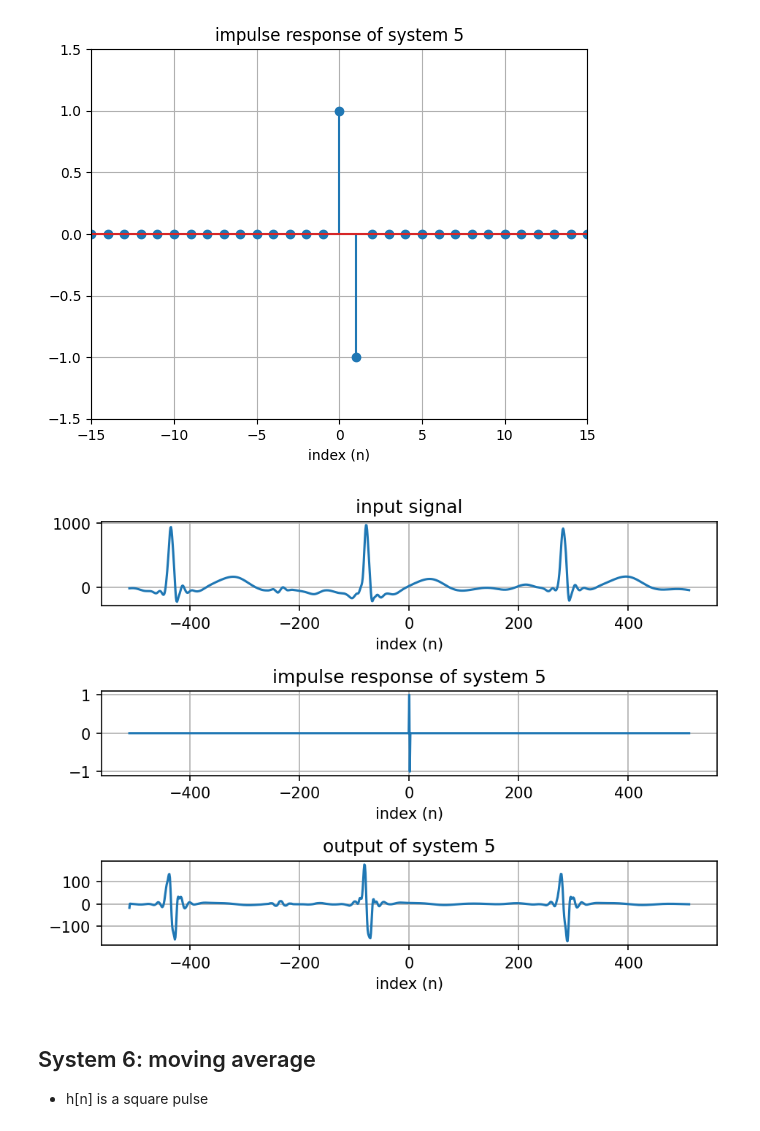
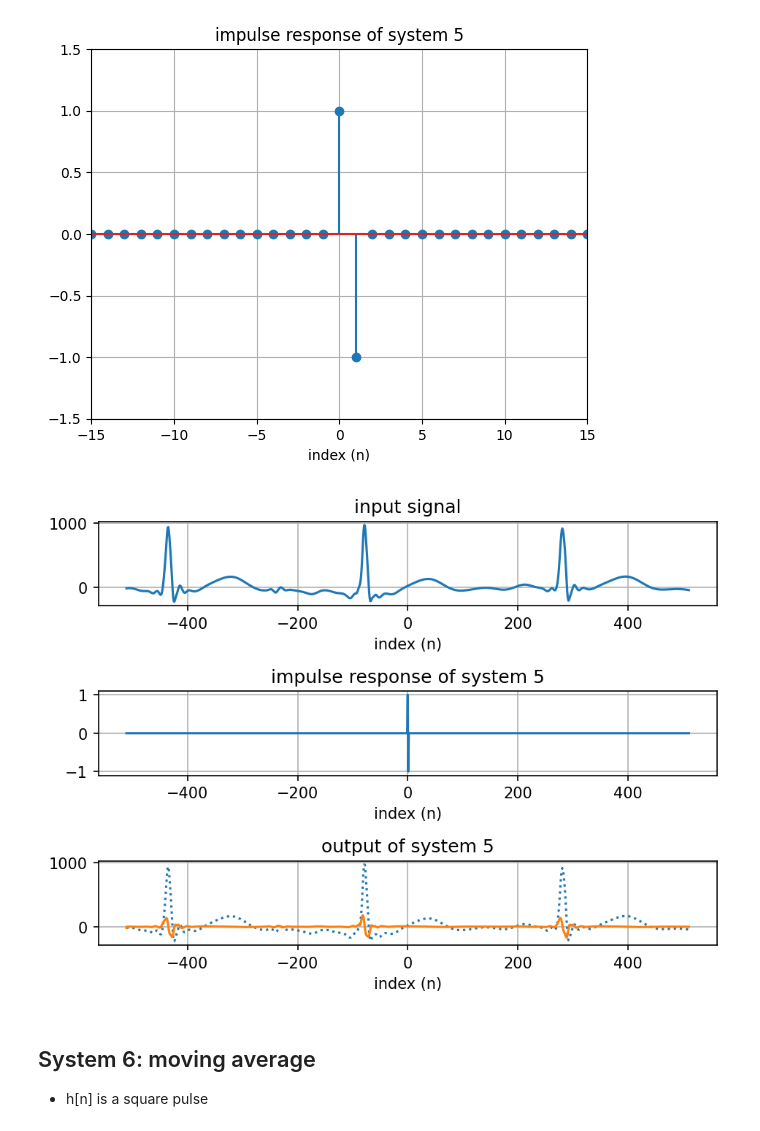
Before and after one commit to hufsaim/T10302201, a Jupyter notebook: notebook/Lab02.ipynb, the cells around one changed output. Cells and saved outputs as stored; diff of their text form; code cells hidden in the pictures.

```diff
--- a/notebook/Lab02.ipynb
+++ b/notebook/Lab02.ipynb
@@ -217,33 +219,34 @@ plt.show()
 # %%
 y = np.convolve(x,h,'same')
 
 plt.figure(dpi=150)
 
 plt.subplot(311)
 plt.plot(n,x)
 plt.xlabel('index (n)')
 plt.title('input signal')
 plt.grid('on')
 
 
 plt.subplot(312)
 plt.plot(n,h)
 plt.xlabel('index (n)')
 plt.title('impulse response of system 5')
 plt.grid('on')
 
 
 plt.subplot(313)
+plt.plot(n,x,':')
 plt.plot(n,y)
 plt.xlabel('index (n)')
 plt.title('output of system 5')
 plt.grid('on')
 
 
 plt.tight_layout()
 plt.show()
 # %% [output]
-[figure, old version]
+[figure, new version]
 # %% [markdown]
 ## System 6: moving average
 - h[n] is a square pulse
```
Also changed, not shown: parts of 4 cells of this notebook.
